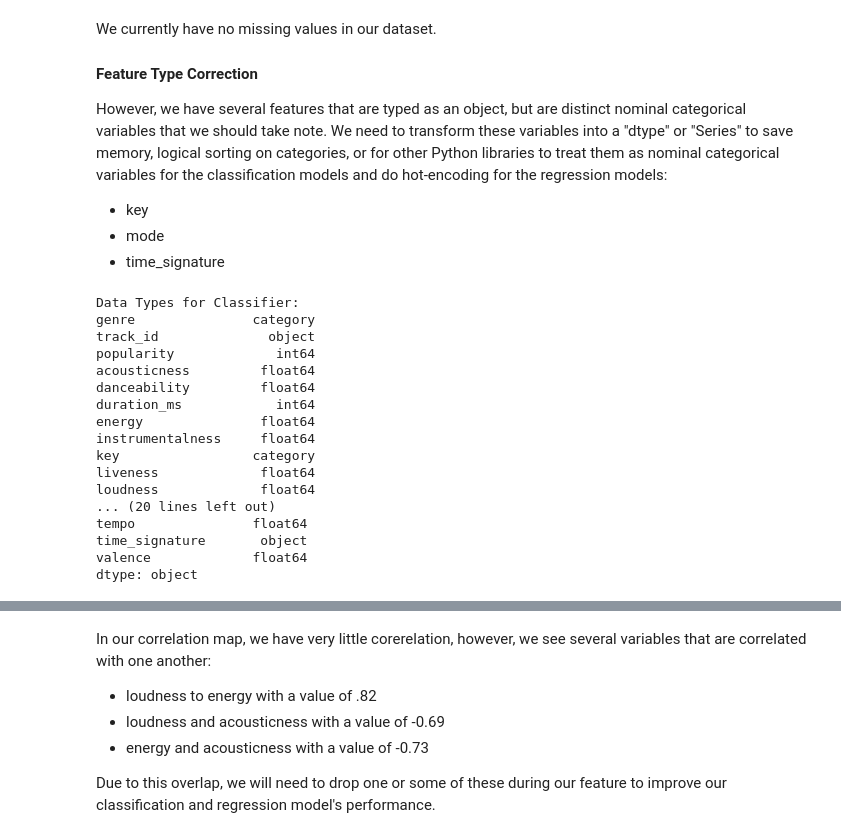
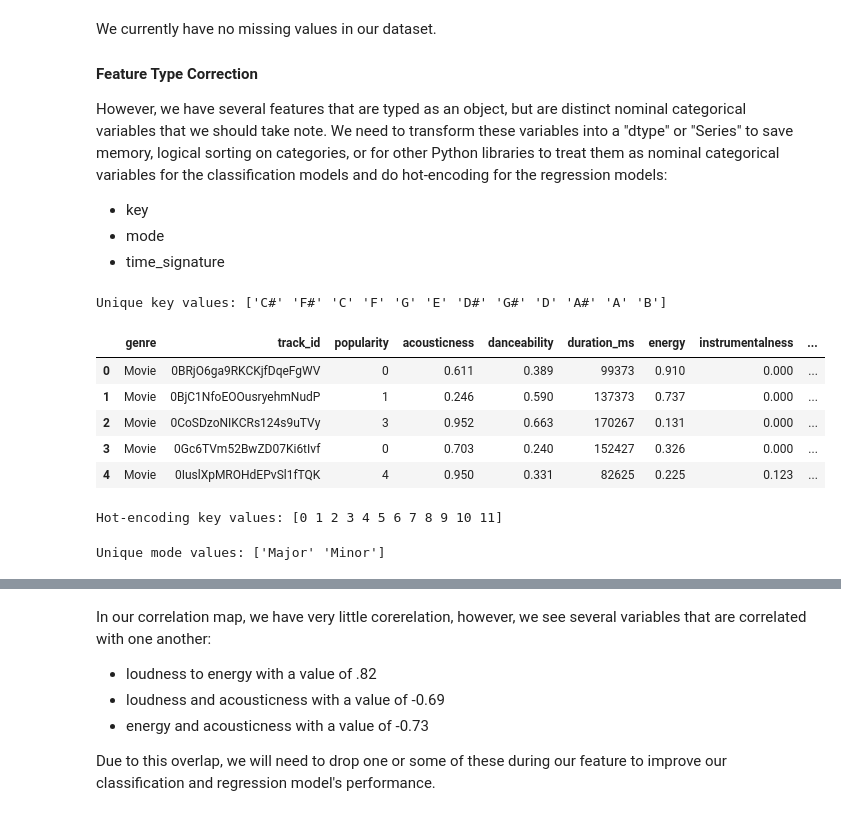
Before and after one commit to xiolett/ML1, a Jupyter notebook: Lab2_Classification/Group2_Lab2_Classification.ipynb, the cells around one changed output, grey strips where cells are left out. Saved outputs shown, nothing was run; the diff lists cells and outputs as text; code cells hidden in the pictures.

```diff
--- a/Lab2_Classification/Group2_Lab2_Classification.ipynb
+++ b/Lab2_Classification/Group2_Lab2_Classification.ipynb
@@ -192,31 +186,28 @@ to treat them as nominal categorical variables for the classification models and
 * key
 * mode
 * time_signature
-# %%
-df_audio_feats["key"] = df_audio_feats["key"].astype('category')
-df_audio_feats["mode"] = df_audio_feats["mode"].astype('category')
-df_audio_feats["time_signature"] = df_audio_feats["time_signature"].astype('category')
-# We'll transform our classification category as well
-df_audio_feats["genre"] = df_audio_feats["genre"].astype('category')
-
-print(f'Data Types for Classifier:\n{df_audio_feats.dtypes}')
-print()
-print(f'Data Types for Regression:\n{df_audio_reg_feats.dtypes}')
-# %% [output]
-Data Types for Classifier:
-genre               category
-track_id              object
-popularity             int64
-acousticness         float64
-danceability         float64
-duration_ms            int64
-energy               float64
-instrumentalness     float64
-key                 category
-liveness             float64
-loudness             float64
-... (20 lines left out)
-tempo               float64
-time_signature       object
-valence             float64
-dtype: object
+# %%
+print(f'Unique key values: {pd.unique(df_audio_feats["key"])}')
+# %% [output]
+Unique key values: ['C#' 'F#' 'C' 'F' 'G' 'E' 'D#' 'G#' 'D' 'A#' 'A' 'B']
+# %%
+list_of_keys = df['key'].unique()
+for i in range(len(list_of_keys)):
+    df_audio_feats.loc[df_audio_feats['key'] == list_of_keys[i], 'key'] = i
+df_audio_feats['key'].sample(5)
+df_audio_feats.head()
+# %% [output]
+|  | genre | track_id | popularity | acousticness | danceability | duration_ms | energy | instrumentalness | ... |
+| 0 | Movie | 0BRjO6ga9RKCKjfDqeFgWV | 0 | 0.611 | 0.389 | 99373 | 0.910 | 0.000 | ... |
+| 1 | Movie | 0BjC1NfoEOOusryehmNudP | 1 | 0.246 | 0.590 | 137373 | 0.737 | 0.000 | ... |
+| 2 | Movie | 0CoSDzoNIKCRs124s9uTVy | 3 | 0.952 | 0.663 | 170267 | 0.131 | 0.000 | ... |
+| 3 | Movie | 0Gc6TVm52BwZD07Ki6tIvf | 0 | 0.703 | 0.240 | 152427 | 0.326 | 0.000 | ... |
+| 4 | Movie | 0IuslXpMROHdEPvSl1fTQK | 4 | 0.950 | 0.331 | 82625 | 0.225 | 0.123 | ... |
+# %%
+print(f'Hot-encoding key values: {pd.unique(df_audio_feats["key"])}')
+# %% [output]
+Hot-encoding key values: [0 1 2 3 4 5 6 7 8 9 10 11]
+# %%
+print(f'Unique mode values: {pd.unique(df_audio_feats["mode"])}')
+# %% [output]
+Unique mode values: ['Major' 'Minor']
```
Also changed, not shown: parts of 48 cells of this notebook.
